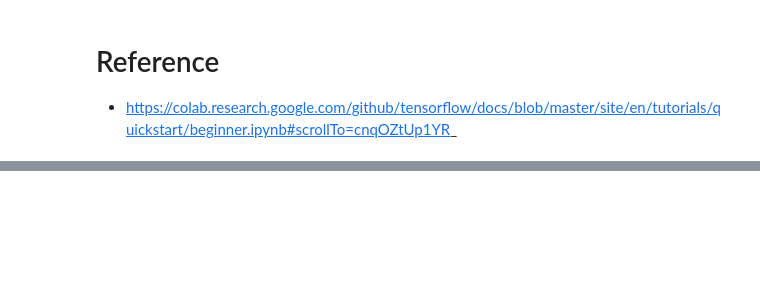
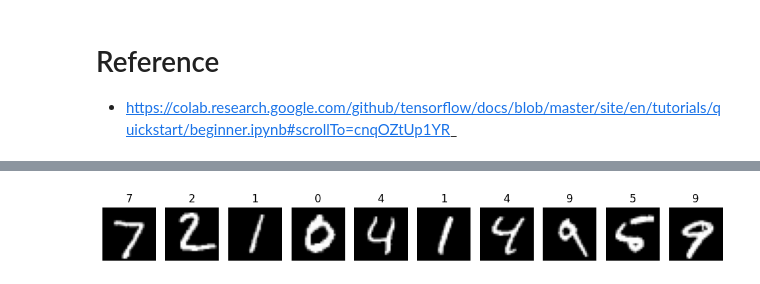
Before and after one commit to arunp77/Natural-Language-Processing-Journey, a Jupyter notebook: 0-tensorflow.ipynb, the cells around one changed output, grey strips where cells are left out. Drawn from its saved outputs; the diff is of its cells as text; code cells hidden in the pictures; blank space fills up the shorter version.

```diff
--- a/0-tensorflow.ipynb
+++ b/0-tensorflow.ipynb
@@ -64 +66,7 @@ array([[0.0853369 , 0.0853369 , 0.08533768, 0.08533712, 0.0853369 ,
       dtype=float32)>
+# %%
+# Train the model
+history = model.fit(x_train, y_train, epochs=5, validation_split=0.1, verbose=2)
+
+# Evaluate the model
+test_loss, test_acc = model.evaluate(x_test, y_test, verbose=2)
@@ -64,0 +85,21 @@ array([[0.0853369 , 0.0853369 , 0.08533768, 0.08533712, 0.0853369 ,
+# %%
+# Plot sample images from the dataset
+def plot_images(images, labels, predictions=None):
+    plt.figure(figsize=(10, 5))
+    for i in range(10):
+        plt.subplot(2, 10, i + 1)
+        plt.imshow(images[i], cmap='gray')
+        plt.axis('off')
+        if predictions is not None:
+            plt.title(f"{np.argmax(predictions[i])}")
+        else:
+            plt.title(f"{labels[i]}")
+    plt.tight_layout()
+    plt.show()
+
+# Make predictions
+predictions = model.predict(x_test)
+
+# Plot sample images and their predictions
+plot_images(x_test[:10], y_test[:10], predictions[:10])
+# %% [output]
@@ -64,0 +107 @@ array([[0.0853369 , 0.0853369 , 0.08533768, 0.08533712, 0.0853369 ,
+[figure, added]
```
Also changed, not shown: parts of 15 cells of this notebook.
